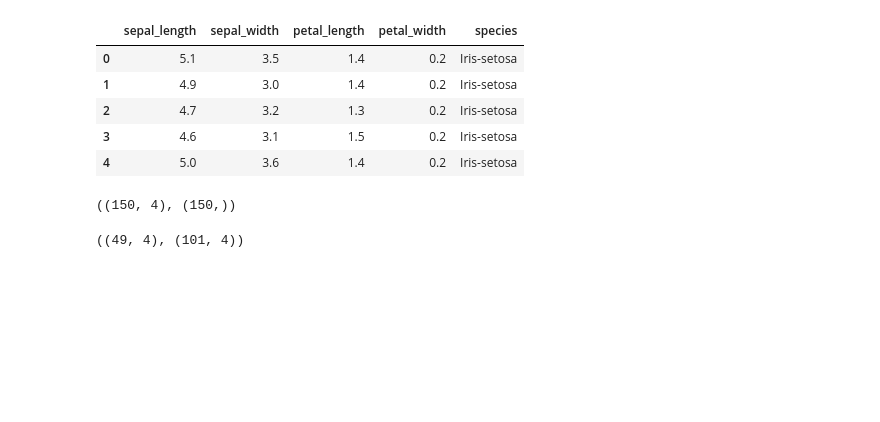
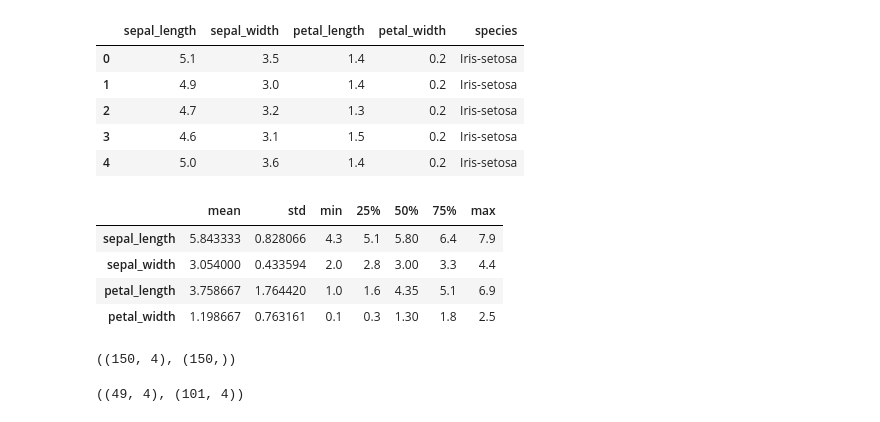
Before and after one commit to ponagr/ai_engineering_pontus_agren_grundstrom, a Jupyter notebook: code-alongs/fastapi_ml_model/repetition/model_development.ipynb, the cells around one changed output. Cells and saved outputs as stored; diff of their text form; code cells hidden in the pictures; blank space fills up the shorter version.

```diff
--- a/code-alongs/fastapi_ml_model/repetition/model_development.ipynb
+++ b/code-alongs/fastapi_ml_model/repetition/model_development.ipynb
@@ -11,6 +11,14 @@ df.head()
 | 2 | 4.7 | 3.2 | 1.3 | 0.2 | Iris-setosa |
 | 3 | 4.6 | 3.1 | 1.5 | 0.2 | Iris-setosa |
 | 4 | 5.0 | 3.6 | 1.4 | 0.2 | Iris-setosa |
+# %%
+df.describe().drop("count").T
+# %% [output]
+|  | mean | std | min | 25% | 50% | 75% | max |
+| sepal_length | 5.843333 | 0.828066 | 4.3 | 5.1 | 5.80 | 6.4 | 7.9 |
+| sepal_width | 3.054000 | 0.433594 | 2.0 | 2.8 | 3.00 | 3.3 | 4.4 |
+| petal_length | 3.758667 | 1.764420 | 1.0 | 1.6 | 4.35 | 5.1 | 6.9 |
+| petal_width | 1.198667 | 0.763161 | 0.1 | 0.3 | 1.30 | 1.8 | 2.5 |
 # %%
 from sklearn.model_selection import train_test_split
 
```
Also changed, not shown: 5 other files.
